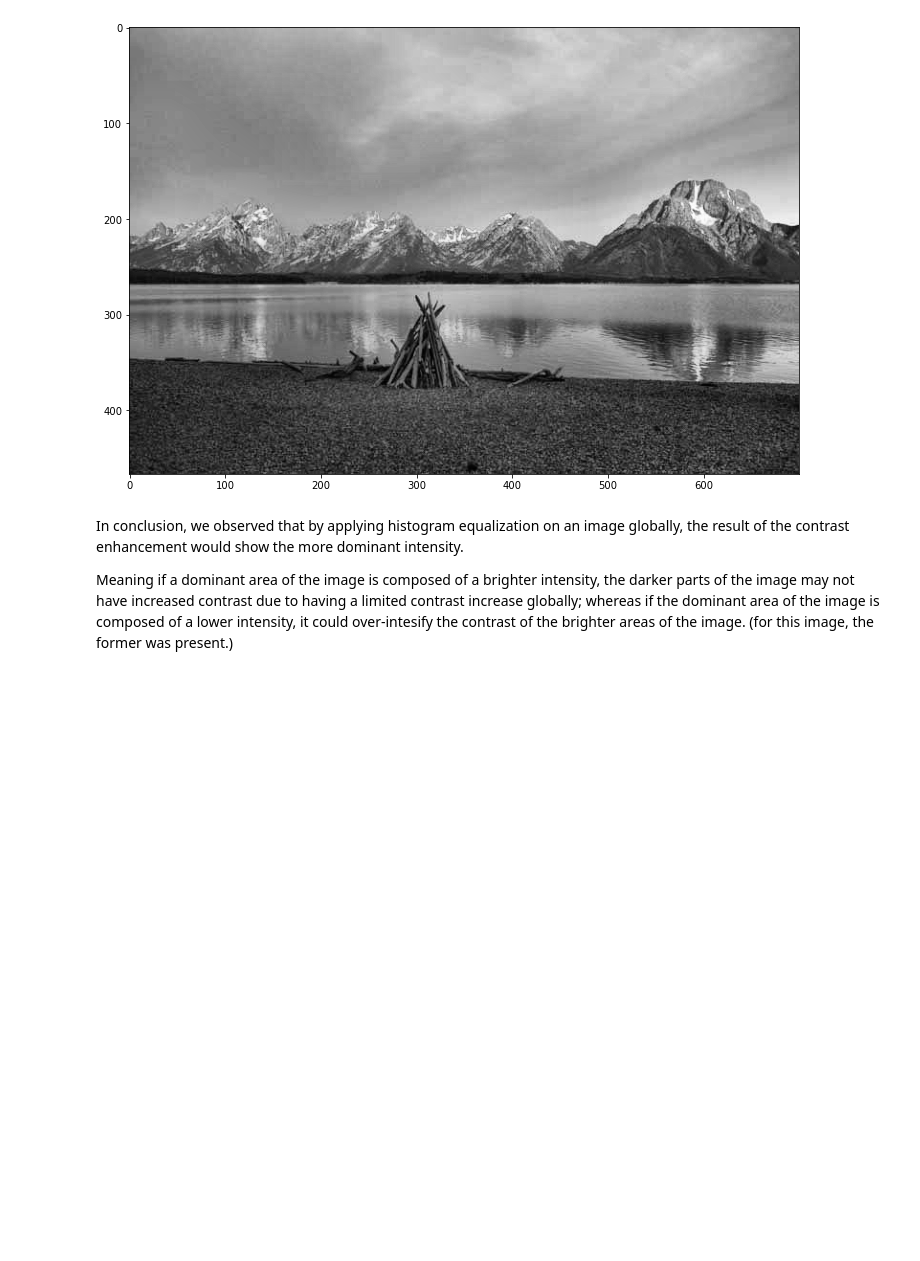
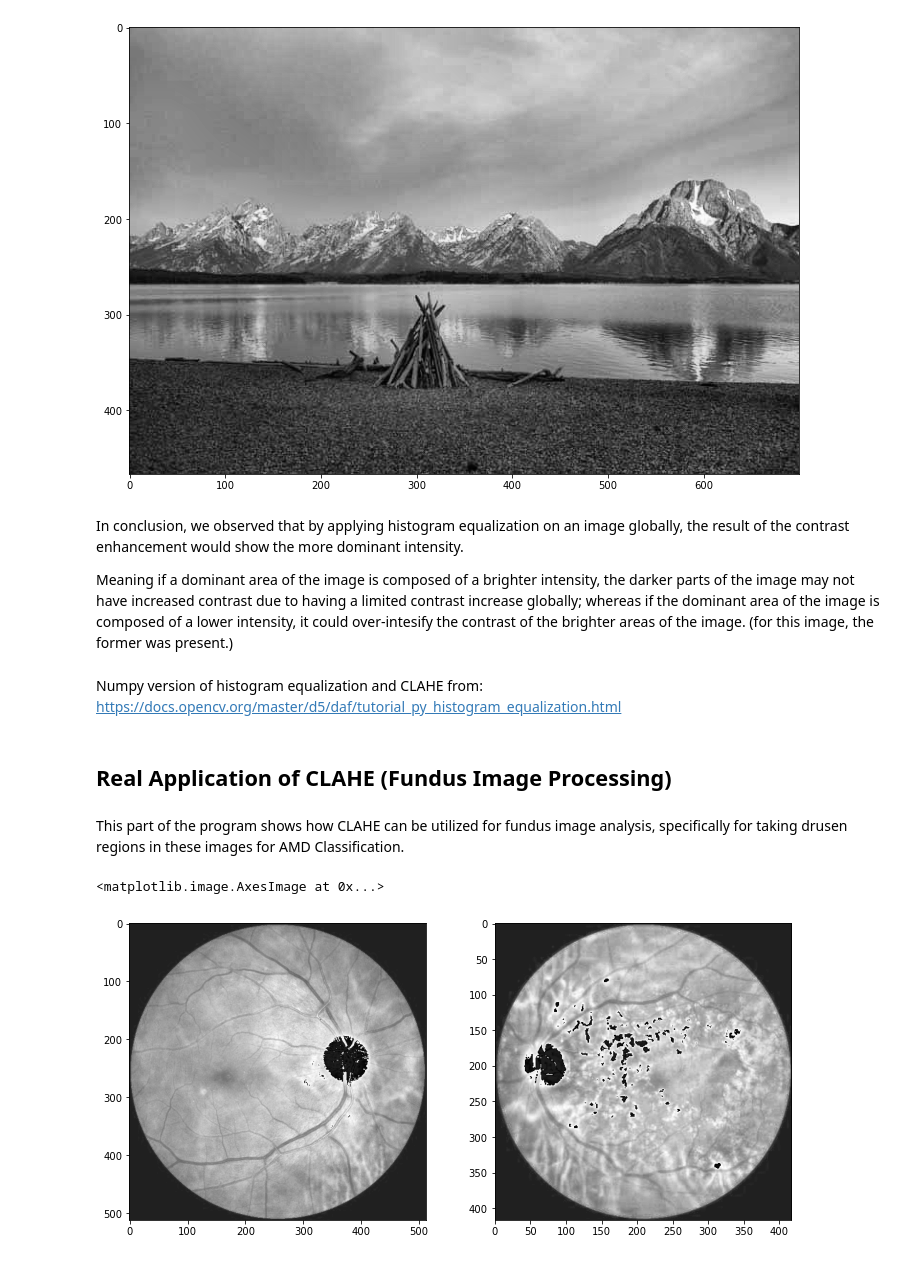
Before and after one commit to rjPajaro/Pattern-Recognition-Projects, a Jupyter notebook: CLAHE/CLAHE_demo.ipynb, the cells around one changed output. Saved outputs shown, nothing was run; the diff lists cells and outputs as text; code cells hidden in the pictures; blank space fills up the shorter version.

```diff
--- a/CLAHE/CLAHE_demo.ipynb
+++ b/CLAHE/CLAHE_demo.ipynb
@@ -112,3 +125,34 @@ True
 In conclusion, we observed that by applying histogram equalization on an image globally, the result of the contrast enhancement would show the more dominant intensity.
 
 Meaning if a dominant area of the image is composed of a brighter intensity, the darker parts of the image may not have increased contrast due to having a limited contrast increase globally; whereas if the dominant area of the image is composed of a lower intensity, it could over-intesify the contrast of the brighter areas of the image. (for this image, the former was present.)
+# %% [markdown]
+Numpy version of histogram equalization and CLAHE from: https://docs.opencv.org/master/d5/daf/tutorial_py_histogram_equalization.html
+# %% [markdown]
+## Real Application of CLAHE (Fundus Image Processing)
+# %% [markdown]
+This part of the program shows how CLAHE can be utilized for fundus image analysis, specifically for taking drusen regions in these images for AMD Classification.
+# %%
+import numpy as np
+import cv2 as cv
+
+img = cv.imread('amd.jpg')
+img2 = cv.imread('normal.jpg')
+
+# Extracting the red channel since drusen regions and optic discs are more dominant on this channel
+b,g,r = cv.split(img)
+amd = r
+b,g,r = cv.split(img2)
+n = r
+
+clahe = cv.createCLAHE(clipLimit=2)
+drusen = clahe.apply(amd) + 30 # we add 30 to increase the intensity of the contrast
+normal = clahe.apply(n) + 30
+
+plt.subplot(2, 2, 1)
+plt.imshow(normal,cmap='gray')
+
+plt.subplot(2, 2, 2)
+plt.imshow(drusen,cmap='gray')
+# %% [output]
+<matplotlib.image.AxesImage at 0x...>
+[figure, added]
```
Also changed, not shown: parts of 5 cells of this notebook, 3 other files.
